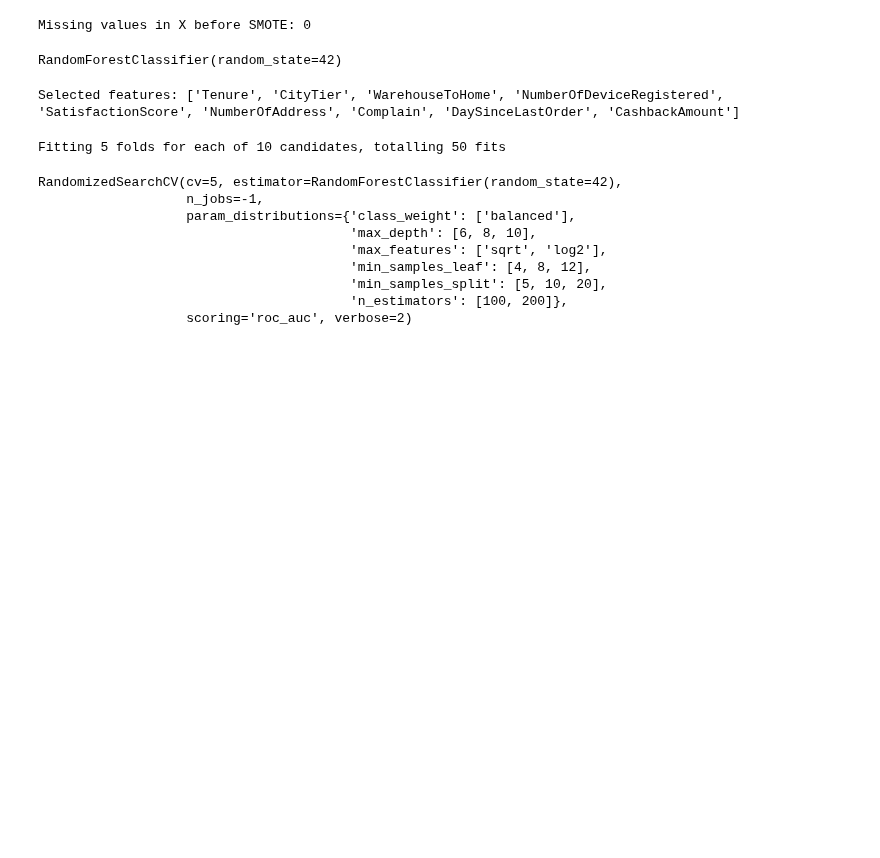
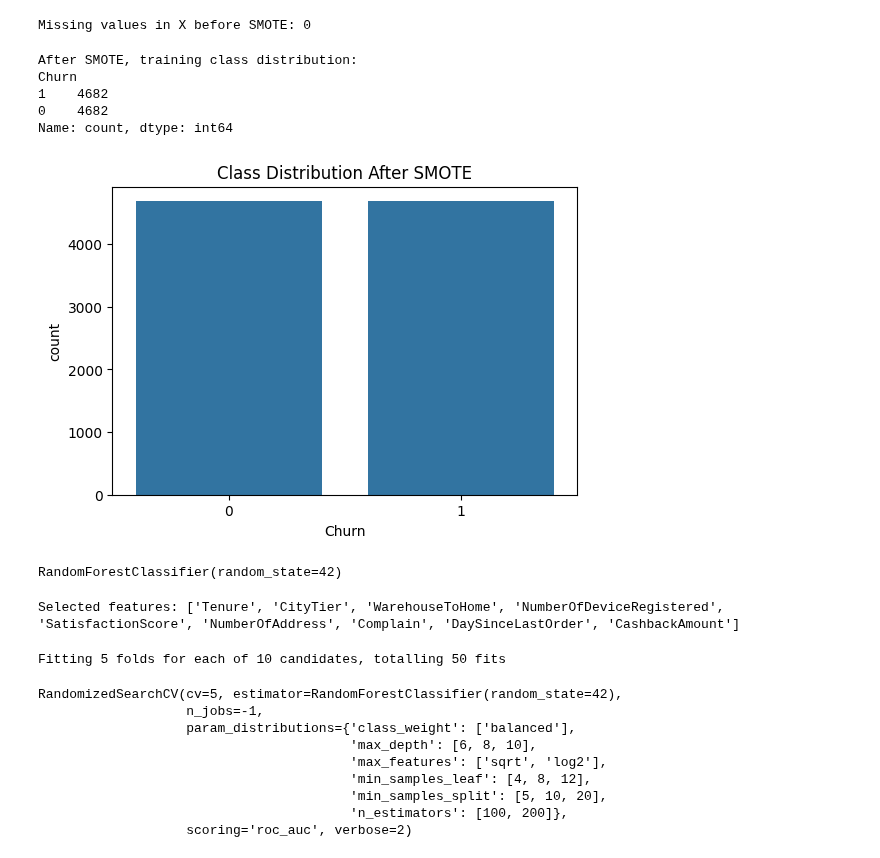
Before and after one commit to codedec/Project-CustomerChurn-1, a Jupyter notebook: customer_churn_prediction.ipynb, the cells around one changed output. Drawn from its saved outputs; the diff is of its cells as text; code cells hidden in the pictures; blank space fills up the shorter version.

```diff
--- a/customer_churn_prediction.ipynb
+++ b/customer_churn_prediction.ipynb
@@ -174,6 +281,23 @@ Missing values in X before SMOTE: 0
 # ================================
 smote = SMOTE(random_state=42)
 X_resampled, y_resampled = smote.fit_resample(X, y)
+# %%
+print("After SMOTE, training class distribution:")
+print(pd.Series(y_resampled).value_counts())
+# %% [output]
+After SMOTE, training class distribution:
+Churn
+1    4682
+0    4682
+Name: count, dtype: int64
+# %%
+# Visualize class distribution after SMOTE
+plt.figure(figsize=(6, 4))
+sns.countplot(x=pd.Series(y_resampled))
+plt.title("Class Distribution After SMOTE")
+plt.show()
+# %% [output]
+[figure, added]
 # %%
 #    Feature Selection using Random Forest
 # =========================================
```
Also changed, not shown: parts of 13 cells of this notebook.
